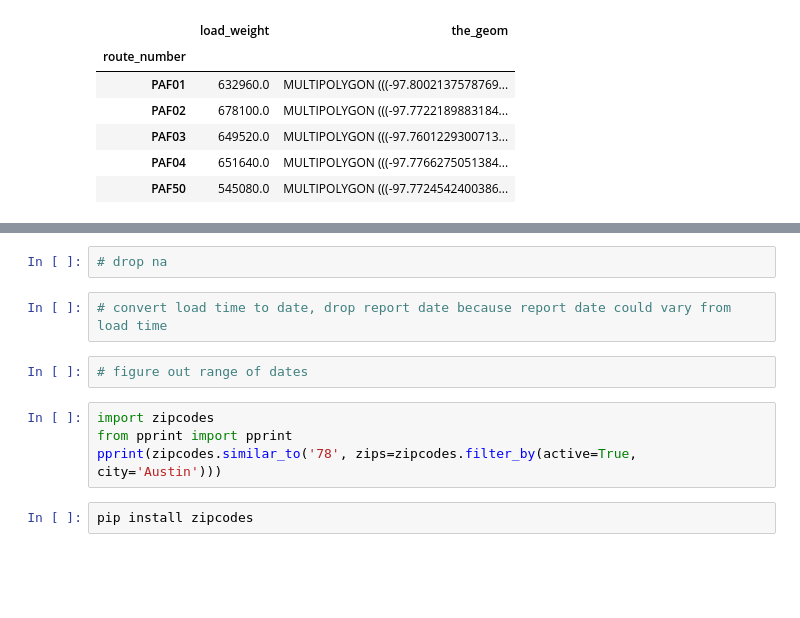
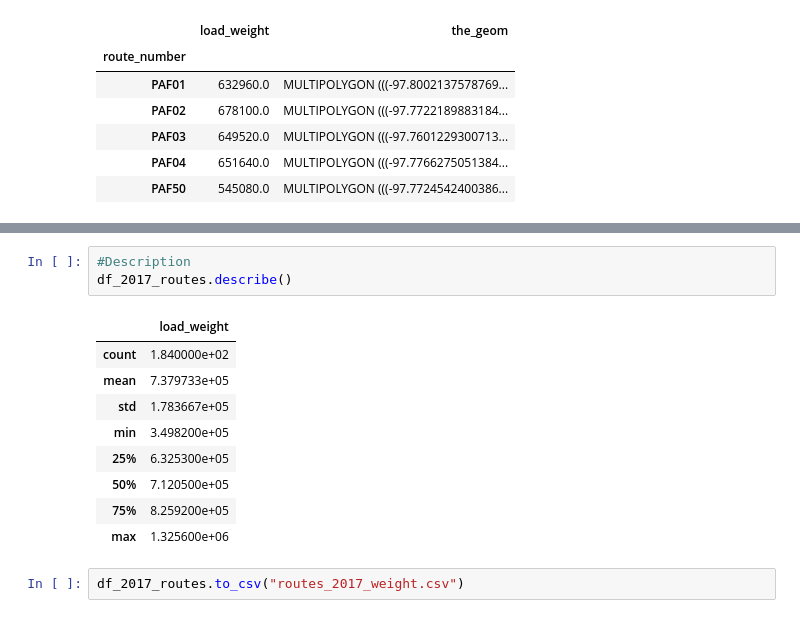
Before and after one commit to TheLittlePrincess/Final_project, a Jupyter notebook: waste_data_etl.ipynb, the cells around one changed output, grey strips where cells are left out. Cells and saved outputs as stored; diff of their text form; blank space fills up the shorter version.

```diff
--- a/waste_data_etl.ipynb
+++ b/waste_data_etl.ipynb
@@ -248,12 +244,15 @@ df_2017_routes.head()
-# %%
-# drop na
-# %%
-# convert load time to date, drop report date because report date could vary from load time
-# %%
-# figure out range of dates
-# %%
-import zipcodes
-from pprint import pprint
-pprint(zipcodes.similar_to('78', zips=zipcodes.filter_by(active=True, city='Austin')))
-# %%
-pip install zipcodes
+# %%
+#Description
+df_2017_routes.describe()
+# %% [output]
+|  | load_weight |
+| count | 1.840000e+02 |
+| mean | 7.379733e+05 |
+| std | 1.783667e+05 |
+| min | 3.498200e+05 |
+| 25% | 6.325300e+05 |
+| 50% | 7.120500e+05 |
+| 75% | 8.259200e+05 |
+| max | 1.325600e+06 |
+# %%
+df_2017_routes.to_csv("routes_2017_weight.csv")
```
Also changed, not shown: parts of 1 cell of this notebook, 1 other file.
